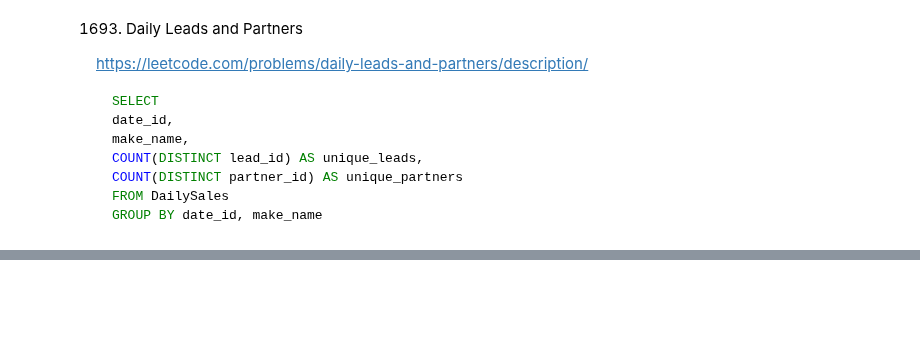
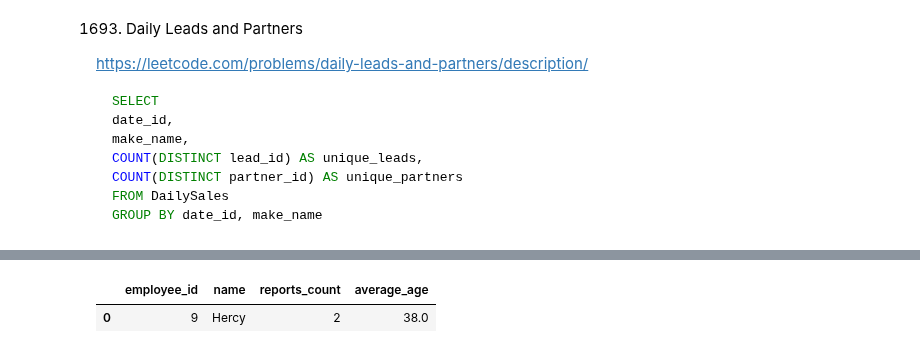
Before and after one commit to aleks-haksly/leetcode, a Jupyter notebook: pandas/pandas_easy.ipynb, the cells around one changed output, grey strips where cells are left out. Cells and saved outputs as stored; diff of their text form; code cells hidden in the pictures; blank space fills up the shorter version.

```diff
--- a/pandas/pandas_easy.ipynb
+++ b/pandas/pandas_easy.ipynb
@@ -947,0 +990,14 @@ def daily_leads_and_partners(daily_sales: pd.DataFrame) -> pd.DataFrame:
+# %%
+data = [[9, 'Hercy', None, 43], [6, 'Alice', 9, 41], [4, 'Bob', 9, 36], [2, 'Winston', None, 37]]
+employees = pd.DataFrame(data, columns=['employee_id', 'name', 'reports_to', 'age']).astype({'employee_id':'Int64', 'name':'object', 'reports_to':'Int64', 'age':'Int64'})
+# %%
+merged = employees.merge(employees, left_on='employee_id', right_on='reports_to', how='left')
+merged = merged.groupby(['employee_id_x', 'name_x'])\
+      .agg({'name_y': 'count', 'age_y': 'mean'})\
+      .query('name_y > 0')\
+      .reset_index()\
+      .rename({'employee_id_x': 'employee_id', 'name_x': 'name', 'name_y': 'reports_count', 'age_y': 'average_age'}, axis=1)
+return merged.assign(average_age = merged.average_age.apply(lambda x: round(x - 1e-9)))
+# %% [output]
+|  | employee_id | name | reports_count | average_age |
+| 0 | 9 | Hercy | 2 | 38.0 |
```
Also changed, not shown: parts of 19 cells of this notebook.
